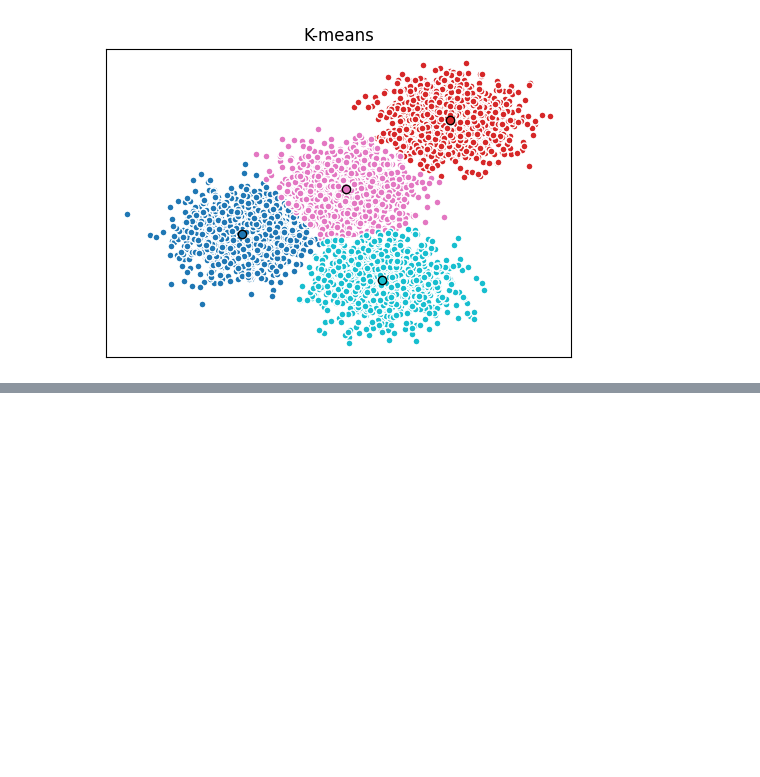
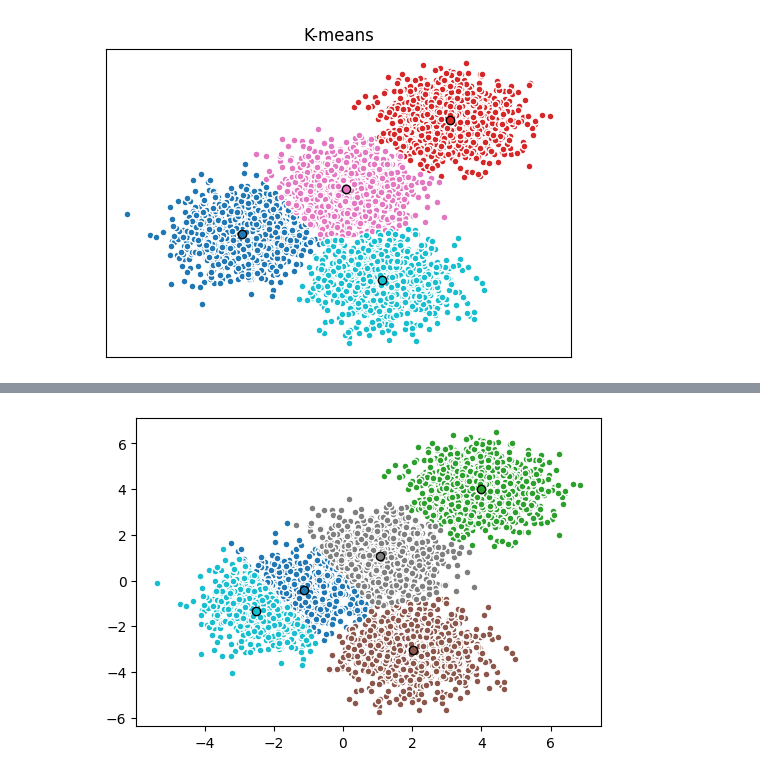
Before and after one commit to joneshshrestha/machine-learning-python, a Jupyter notebook: Classification/customer-segmentation/customer-segmentation.ipynb, the cells around one changed output, grey strips where cells are left out. Saved outputs shown, nothing was run; the diff lists cells and outputs as text; code cells hidden in the pictures; blank space fills up the shorter version.

```diff
--- a/Classification/customer-segmentation/customer-segmentation.ipynb
+++ b/Classification/customer-segmentation/customer-segmentation.ipynb
@@ -75,0 +92,14 @@ for k, col in zip(range(len([[4, 4], [-2, -1], [2, -3], [1, 1]])), colors):
+# %%
+# 5 clusters
+k_means_5 = KMeans(init='k-means++', n_clusters=5, n_init=12)
+k_means_5.fit(X)
+fig, ax = plt.subplots(figsize=(6,4))
+colors = plt.cm.tab10(np.linspace(0, 1, num=len(set(k_means_5.labels_))))
+for k, col in enumerate(colors):
+    my_members = (k_means_5.labels_ == k)
+    cluster_center = k_means_5.cluster_centers_[k]
+    ax.plot(X[my_members, 0], X[my_members, 1], 'w', markerfacecolor=col, marker='.', ms=10)
+    ax.plot(cluster_center[0], cluster_center[1], 'o', markerfacecolor=col, markeredgecolor='k', ms=6)
+plt.show()
+# %% [output]
+[figure, added]
```
Also changed, not shown: parts of 2 cells of this notebook.
